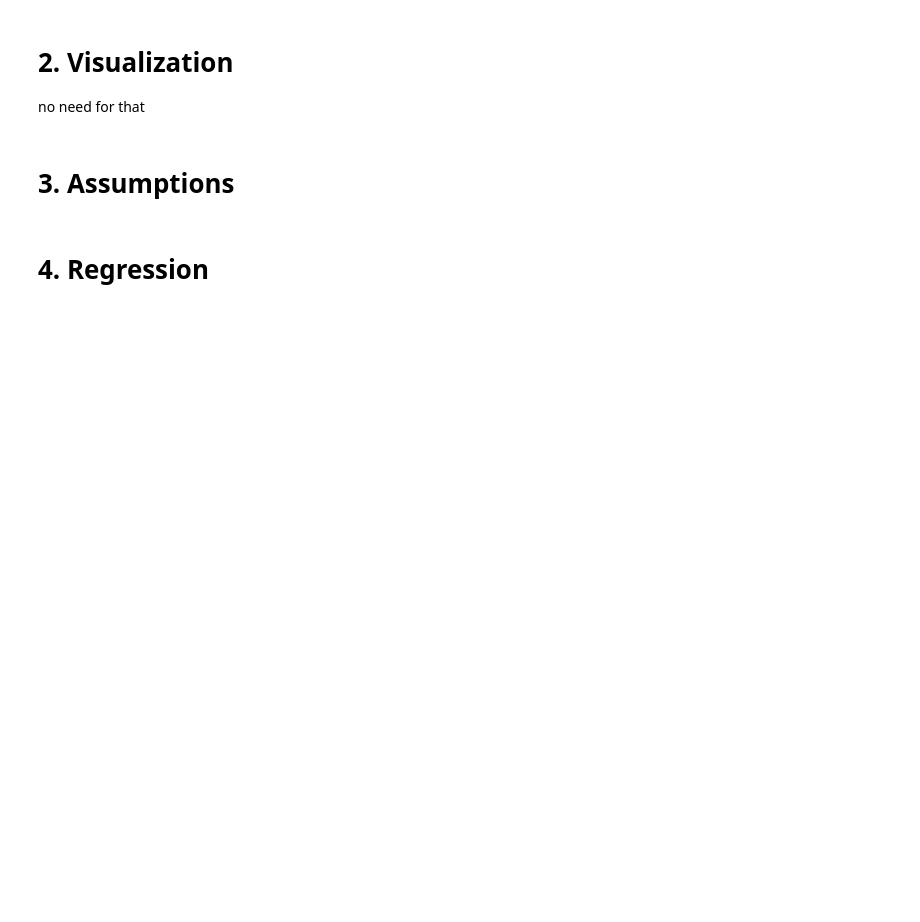
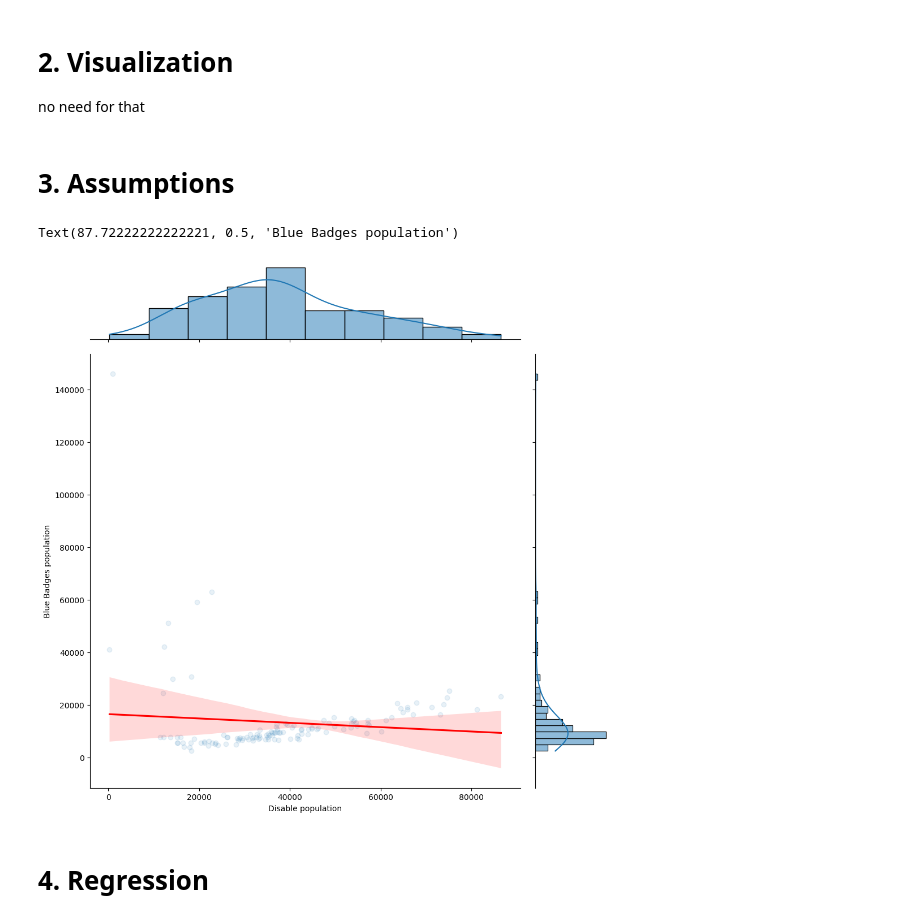
Before and after one commit to bofeng2268/qm2, a Jupyter notebook: analysis_plot_1.ipynb, the cells around one changed output. Cells and saved outputs as stored; diff of their text form; code cells hidden in the pictures; blank space fills up the shorter version.

```diff
--- a/analysis_plot_1.ipynb
+++ b/analysis_plot_1.ipynb
@@ -248,21 +234,0 @@ The modifications have been successfully applied to the dataset. The 'Essex' dat
-# %%
-# Check for the unique values in 'Local Authority' column after renaming
-unique_local_authorities = filtered_blue_badges['Local Authority'].unique()
-
-# Check if 'Norfolk', 'Oxfordshire', 'Hertfordshire' exist in the unique values
-specific_local_authorities = ['Essex', 'Norfolk', 'Oxfordshire', 'Hertfordshire', 'Worcestershire', 'Devon']
-missing_authorities = [la for la in specific_local_authorities if la not in unique_local_authorities]
-
-unique_local_authorities, missing_authorities
-
-# Strip trailing spaces from the 'Local Authority' column
-filtered_blue_badges['Local Authority'] = filtered_blue_badges['Local Authority'].str.strip()
-
-# Recheck if 'Norfolk', 'Oxfordshire', 'Hertfordshire' exist in the unique values after stripping spaces
-unique_local_authorities = filtered_blue_badges['Local Authority'].unique()
-missing_authorities = [la for la in specific_local_authorities if la not in unique_local_authorities]
-
-# Re-filter to get rows for specified local authorities after stripping spaces
-selected_rows = filtered_blue_badges[filtered_blue_badges['Local Authority'].isin(specific_local_authorities)]
-
-selected_rows
@@ -319,0 +298,3 @@ filtered_blue_badges
+# %%
+filtered_blue_badges = filtered_blue_badges[~filtered_blue_badges['Local Authority'].isin(['Devon', 'Oxfordshire','Hertfordshire','Norfolk'])]
+filtered_blue_badges
@@ -353,8 +354,8 @@ i am now creating a dataframe exlcuding outliers - such as this one.
 #OUTLIERS for 'Observation' (deleting City of London Outlier)
 
 # Calculate Q1, Q3, and IQR
-Q1 = london_data['Observation'].quantile(0.25)
-Q3 = london_data['Observation'].quantile(0.75)
+Q1 = merged_data['Observation'].quantile(0.25)
+Q3 = merged_data['Observation'].quantile(0.75)
 IQR = Q3 - Q1
 
 # Define the range for non-outliers
@@ -362,6 +363,6 @@ lower_bound = Q1 - 1.5 * IQR
 upper_bound = Q3 + 1.5 * IQR
 
 # Filter out outliers
-london_data_no_outliers = london_data[(london_data['Observation'] >= lower_bound) & (london_data['Observation'] <= upper_bound)]
+merged_data_no_outliers = merged_data[(merged_data['Observation'] >= lower_bound) & (merged_data['Observation'] <= upper_bound)]
 
-london_data_no_outliers
+merged_data_no_outliers
@@ -368,8 +383,8 @@ london_data_no_outliers
 # %% [markdown]
 # **1. Summary Statistics**
 # %%
-reg_df= london_data_no_outliers.drop(['Lower tier local authorities'],axis=1)
-reg_df['Local Authority']=reg_df['Local Authority'].astype('category')
-reg_df.rename(columns={'Observation': 'Disable_population'}, inplace=True)
-reg_df.rename(columns={'Total valid Blue Badges held by organisations and individuals': 'Blue_Badges_population'}, inplace=True)
-reg_df
+merged_data_no_outliers = merged_data_no_outliers.drop(['Lower tier local authorities'],axis=1)
+merged_data_no_outliers['Local Authority']=reg_df['Local Authority'].astype('category')
+merged_data_no_outliers.rename(columns={'Observation': 'Disable_population'}, inplace=True)
+merged_data_no_outliers.rename(columns={'Total valid Blue Badges held by organisations and individuals': 'Blue_Badges_population'}, inplace=True)
+merged_data_no_outliers
@@ -384,16 +417,19 @@ no need for that
 # **3. Assumptions**
 # %%
 #Homoscedasticity
-sns.jointplot(data=reg_df, # plot a scatterplot with a regression line and two histograms
+sns.jointplot(data=merged_data_no_outliers, # plot a scatterplot with a regression line and two histograms
                 x='Disable_population', # set the x axis to be the years of schooling
                 y='Blue_Badges_population', # set the y axis to be the hourly wage
                 kind="reg",  # set the kind of plot to be a regression plot
                 scatter_kws=dict(alpha=0.1), # set the transparency of the points to be 0.1 (10%)
                 line_kws=dict(color='red'), # set the color of the regression line to red
                 height=10) # set the height of the plot to be 10 inches
 
 plt.xlabel('Disable population') # add a label to the x axis
 plt.ylabel('Blue Badges population') # add a label to the y axis
+# %% [output]
+Text(87.72222222222221, 0.5, 'Blue Badges population')
+[figure, added]
 # %% [markdown]
 # **4. Regression**
 # %%
```
Also changed, not shown: parts of 20 cells of this notebook.
